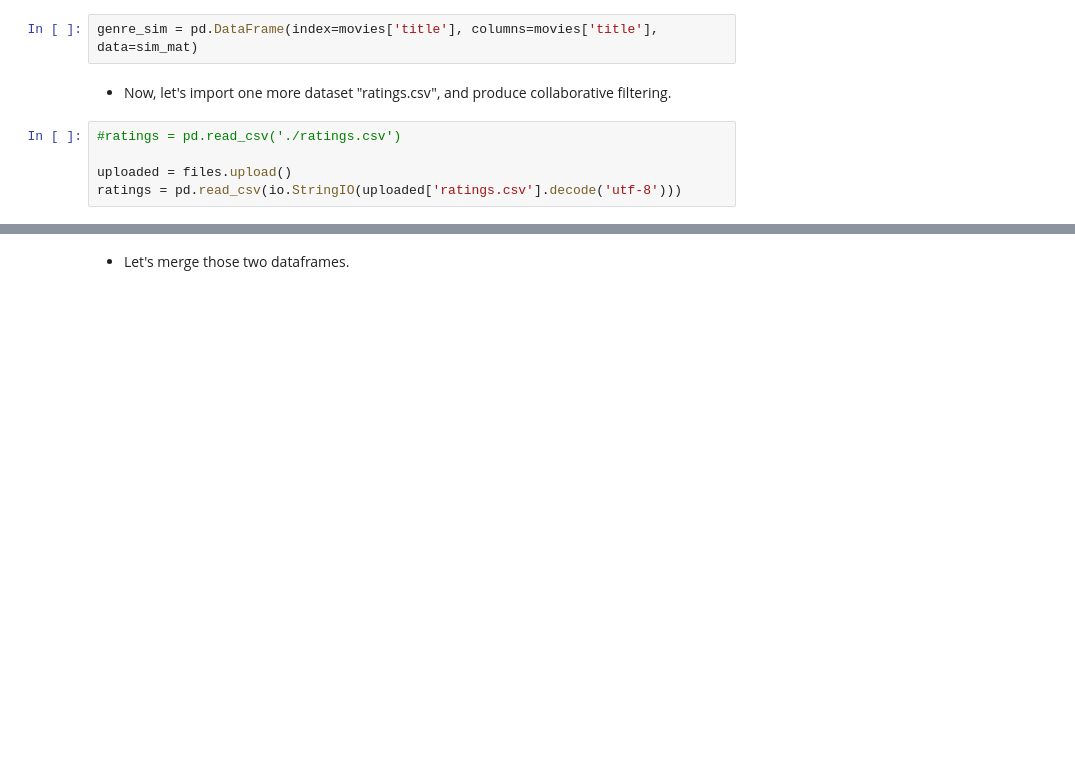
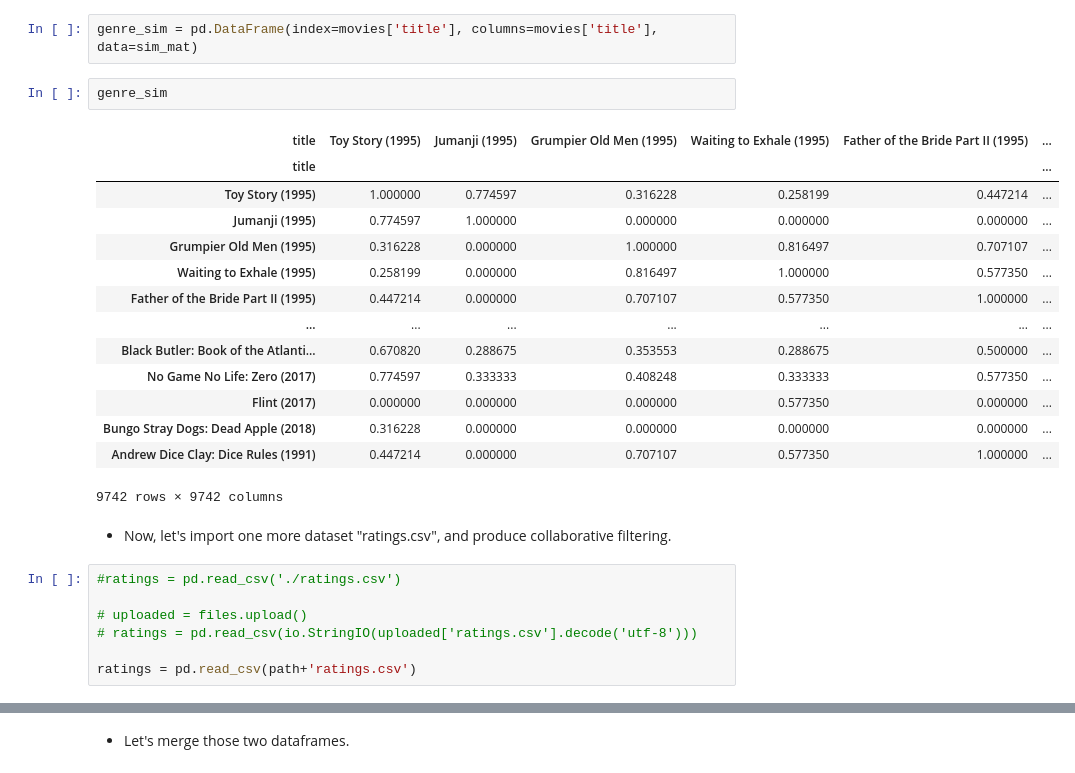
Before and after one commit to jina2531lee/tmp, a Jupyter notebook: section3_python_applications.ipynb, the cells around one changed output, grey strips where cells are left out. Saved outputs shown, nothing was run; the diff lists cells and outputs as text; blank space fills up the shorter version.

```diff
--- a/section3_python_applications.ipynb
+++ b/section3_python_applications.ipynb
@@ -396,11 +465,30 @@ sim_mat = cosine_similarity(genre_vec, genre_vec)
 # %%
 genre_sim = pd.DataFrame(index=movies['title'], columns=movies['title'], data=sim_mat)
+# %%
+genre_sim
+# %% [output]
+| title | Toy Story (1995) | Jumanji (1995) | Grumpier Old Men (1995) | Waiting to Exhale (1995) | Father of the Bride Part II (1995) | ... |
+| title |  |  |  |  |  | ... |
+| Toy Story (1995) | 1.000000 | 0.774597 | 0.316228 | 0.258199 | 0.447214 | ... |
+| Jumanji (1995) | 0.774597 | 1.000000 | 0.000000 | 0.000000 | 0.000000 | ... |
+| Grumpier Old Men (1995) | 0.316228 | 0.000000 | 1.000000 | 0.816497 | 0.707107 | ... |
+| Waiting to Exhale (1995) | 0.258199 | 0.000000 | 0.816497 | 1.000000 | 0.577350 | ... |
+| Father of the Bride Part II (1995) | 0.447214 | 0.000000 | 0.707107 | 0.577350 | 1.000000 | ... |
+| ... | ... | ... | ... | ... | ... | ... |
+| Black Butler: Book of the Atlanti... | 0.670820 | 0.288675 | 0.353553 | 0.288675 | 0.500000 | ... |
+| No Game No Life: Zero (2017) | 0.774597 | 0.333333 | 0.408248 | 0.333333 | 0.577350 | ... |
+| Flint (2017) | 0.000000 | 0.000000 | 0.000000 | 0.577350 | 0.000000 | ... |
+| Bungo Stray Dogs: Dead Apple (2018) | 0.316228 | 0.000000 | 0.000000 | 0.000000 | 0.000000 | ... |
+| Andrew Dice Clay: Dice Rules (1991) | 0.447214 | 0.000000 | 0.707107 | 0.577350 | 1.000000 | ... |
+9742 rows × 9742 columns
 # %% [markdown]
 * Now, let's import one more dataset "ratings.csv", and produce collaborative filtering.
 # %%
 #ratings = pd.read_csv('./ratings.csv')
 
-uploaded = files.upload()
-ratings = pd.read_csv(io.StringIO(uploaded['ratings.csv'].decode('utf-8')))
+# uploaded = files.upload()
+# ratings = pd.read_csv(io.StringIO(uploaded['ratings.csv'].decode('utf-8')))
+
+ratings = pd.read_csv(path+'ratings.csv')
 # %%
 ratings.head()
```
Also changed, not shown: parts of 15 cells of this notebook.
